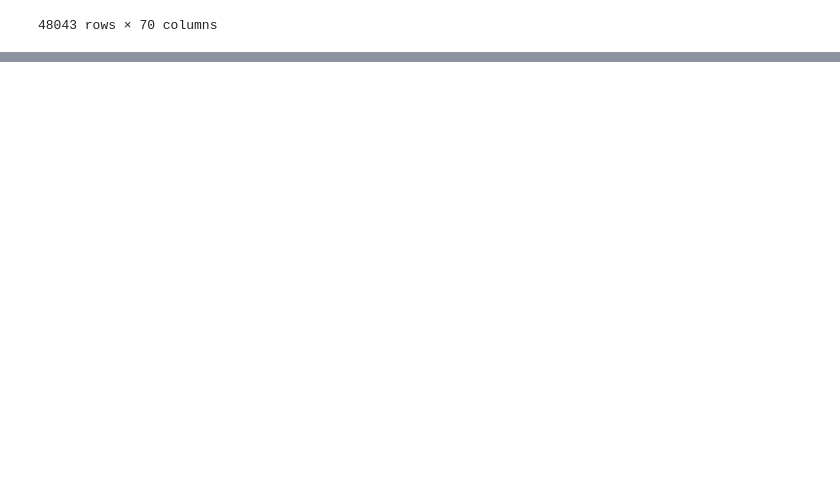
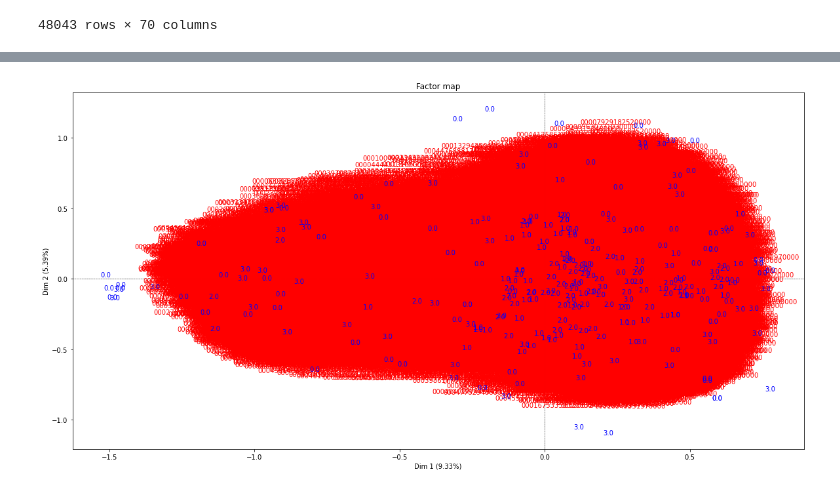
Before and after one commit to christian235711/Method_spad_clustering, a Jupyter notebook: method_spad.ipynb, the cells around one changed output, grey strips where cells are left out. Cells and saved outputs as stored; diff of their text form; code cells hidden in the pictures; blank space fills up the shorter version.

```diff
--- a/method_spad.ipynb
+++ b/method_spad.ipynb
@@ -304,0 +594,6 @@ ZeroDivisionError: ignored
+# %%
+# Mapping simultané des points lignes et colonnes
+# Les paramètres de la méthode mapping indiquent que ce sont les axes 1 et 2 qui sont ici représentés
+my_mca.mapping(num_x_axis=1, num_y_axis=2, figsize=(20,10))
+# %% [output]
+[figure, added]
```
Also changed, not shown: parts of 98 cells of this notebook.
